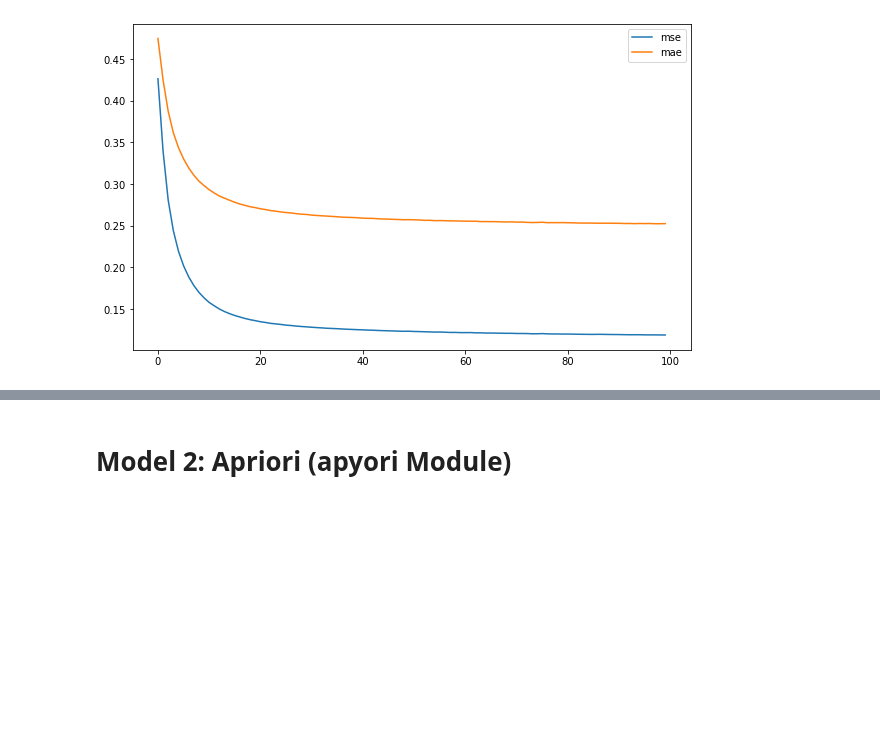
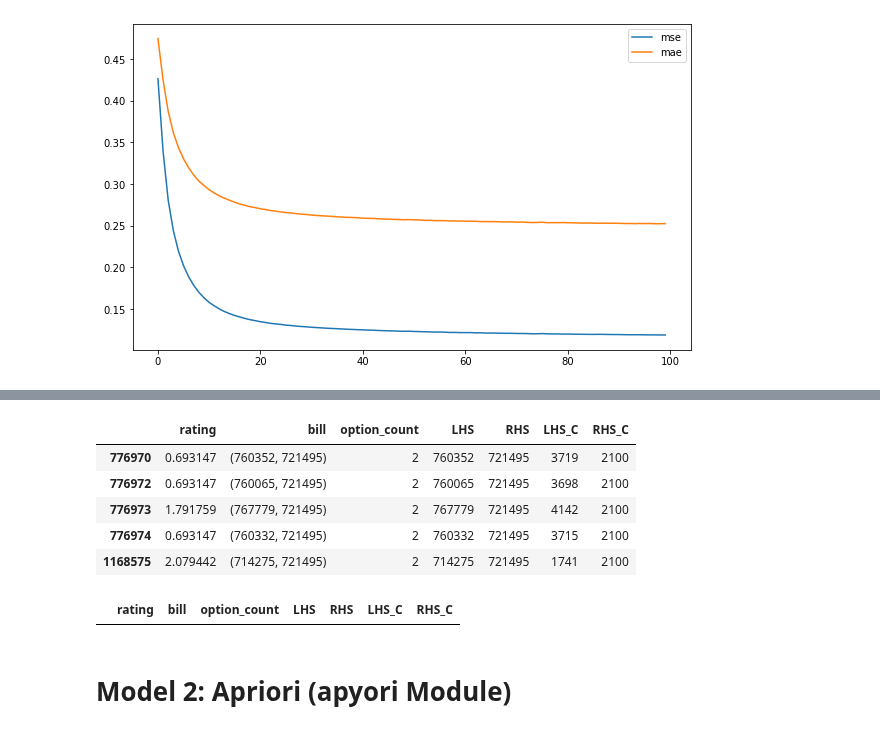
Before and after one commit to melihkacaman/Option-Matrix-Factorization, a Jupyter notebook: notebooks/03. Model Creation.ipynb, the cells around one changed output, grey strips where cells are left out. Drawn from its saved outputs; the diff is of its cells as text; code cells hidden in the pictures; blank space fills up the shorter version.

```diff
--- a/notebooks/03. Model Creation.ipynb
+++ b/notebooks/03. Model Creation.ipynb
@@ -432,3 +486,17 @@ plt.show()
+# %%
+sublist_by_2_concat[sublist_by_2_concat.RHS_C == 2100].head()     # RHS = 721495, LHS = 751839
+# %% [output]
+|  | rating | bill | option_count | LHS | RHS | LHS_C | RHS_C |
+| 776970 | 0.693147 | (760352, 721495) | 2 | 760352 | 721495 | 3719 | 2100 |
+| 776972 | 0.693147 | (760065, 721495) | 2 | 760065 | 721495 | 3698 | 2100 |
+| 776973 | 1.791759 | (767779, 721495) | 2 | 767779 | 721495 | 4142 | 2100 |
+| 776974 | 0.693147 | (760332, 721495) | 2 | 760332 | 721495 | 3715 | 2100 |
+| 1168575 | 2.079442 | (714275, 721495) | 2 | 714275 | 721495 | 1741 | 2100 |
+# %%
+# RHS = 721495, LHS = 751839
+sublist_by_2_concat.loc[(sublist_by_2_concat.RHS== 721495) & (sublist_by_2_concat.LHS == 751839)]
+# %% [output]
+|  | rating | bill | option_count | LHS | RHS | LHS_C | RHS_C |
 # %% [markdown]
 # Model 2: Apriori (apyori Module)
 # %%
```
Also changed, not shown: parts of 6 cells of this notebook.
